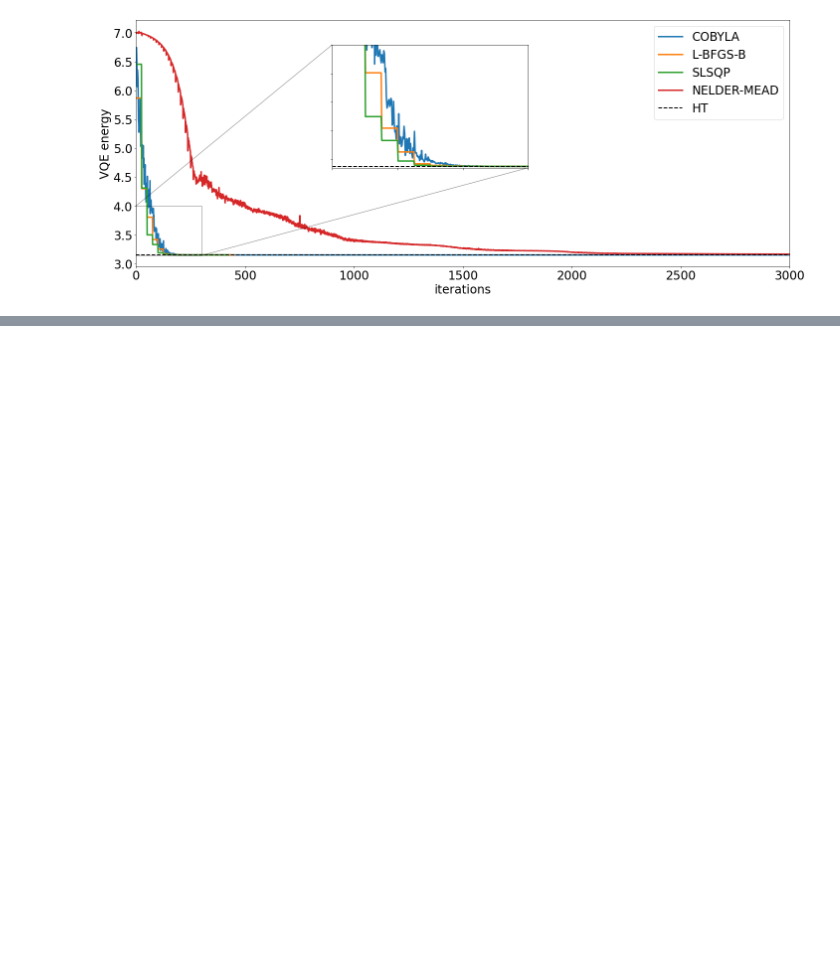
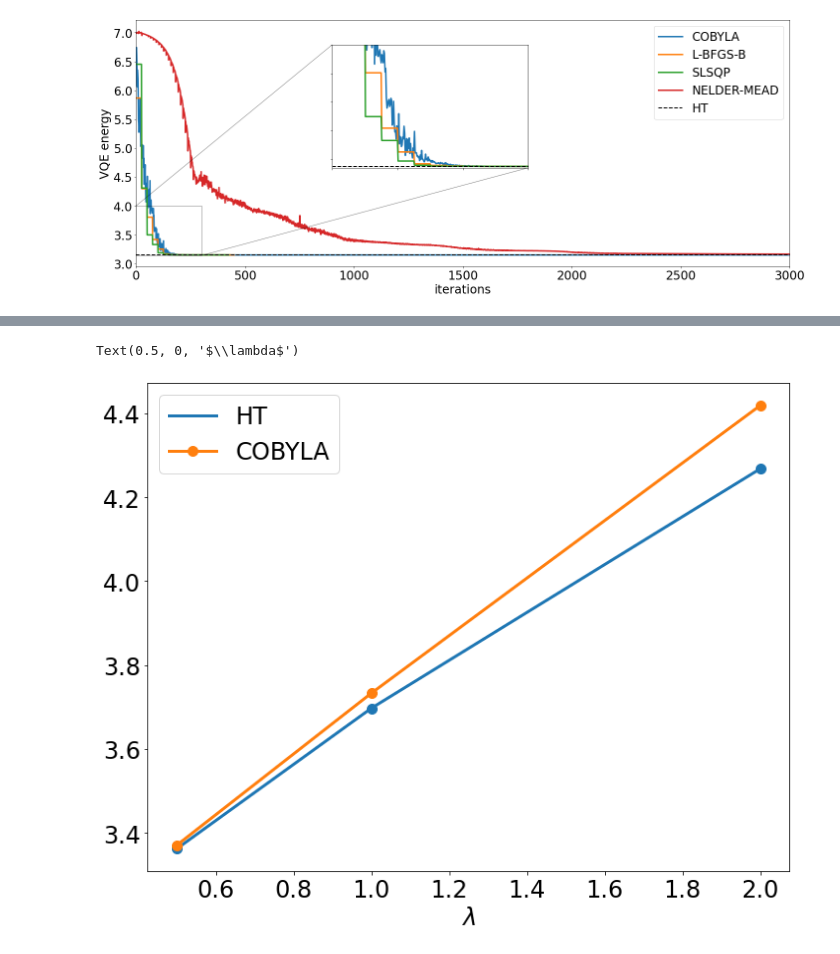
Before and after one commit to erinaldi/bmn2-qiskit, a Jupyter notebook: notebooks/00_figures.ipynb, the cells around one changed output, grey strips where cells are left out. Drawn from its saved outputs; the diff is of its cells as text; code cells hidden in the pictures; blank space fills up the shorter version.

Commit message:
[figs] cpoupling plot

```diff
--- a/notebooks/00_figures.ipynb
+++ b/notebooks/00_figures.ipynb
@@ -374,0 +381,3 @@ plt.savefig(f"{filename}.svg")
+# %%
+df = pd.read_csv("../data/bosBMN_L2_couplings_ry_depth3_reps10.csv", index_col='l', dtype=float)
+df
@@ -374,0 +390,12 @@ plt.savefig(f"{filename}.svg")
+# %%
+df = df.assign(COBYLA_HT=df['COBYLA']-df['HT'])
+df = df.assign(L_BFGS_B_HT=df['L-BFGS-B']-df['HT'])
+df = df.assign(SLSQP_HT=df['SLSQP']-df['HT'])
+# %%
+fig, ax = plt.subplots()
+df.plot(y='HT', marker='o', ax=ax)
+df.plot(y='COBYLA', marker='o', ax=ax)
+ax.set_xlabel(r"$\lambda$")
+# %% [output]
+Text(0.5, 0, '$\\lambda$')
+[figure, added]
```
Also changed, not shown: parts of 8 cells of this notebook, 3 other files.
